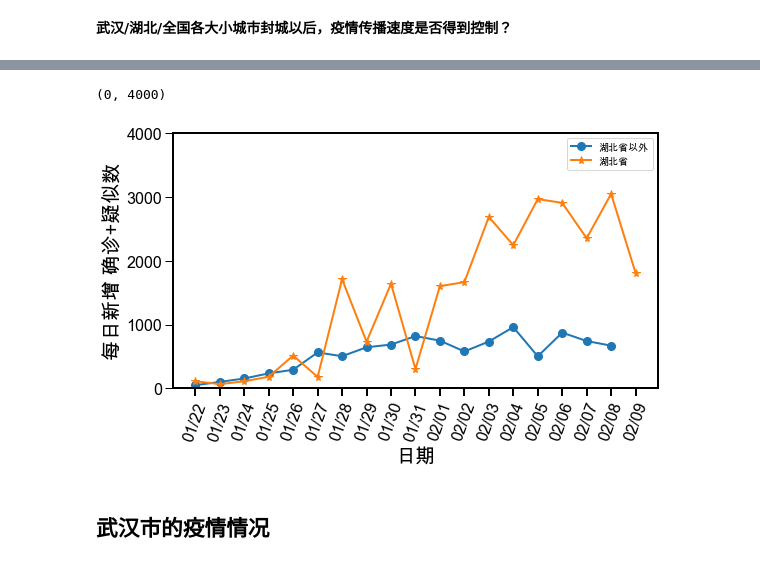
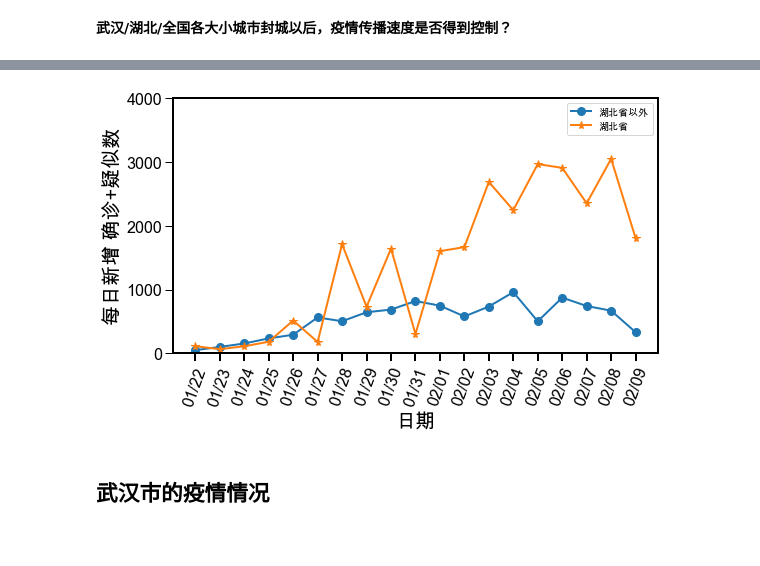
Before and after one commit to ZPYin/COVID-19_Visualizer, a Jupyter notebook: notebook/statistical_analysis.ipynb, the cells around one changed output, grey strips where cells are left out. Cells and saved outputs as stored; diff of their text form; code cells hidden in the pictures.

```diff
--- a/notebook/statistical_analysis.ipynb
+++ b/notebook/statistical_analysis.ipynb
@@ -95,11 +95,10 @@ OverallDf['date'] = pd.to_datetime(OverallDf['updateTime'].apply(int)/1000, unit
 OverallDf = OverallDf.set_index('date')
 OverallDf = OverallDf.groupby('provinceName')
 dailyMeanOverall = OverallDf.resample('D').mean().round().groupby('date')
-totalCount = (dailyMeanOverall['totalCount']).agg(np.sum)[:-1]
+totalCount = (dailyMeanOverall['totalCount']).agg(np.sum)[:]
 
 HubeiDf = pd.read_sql_query("""select updateTime, confirmedCount as totalCount, provinceName from Region_Data where provinceName='湖北省'""", conn)
 HubeiDf['date'] = pd.to_datetime(HubeiDf['updateTime'].apply(int)/1000, unit='s')
-print(HubeiDf)
 HubeiDf = HubeiDf.set_index('date')
 HubeiDf = HubeiDf.groupby('provinceName')
 dailyMeanHubei = HubeiDf.resample('D').mean().round().groupby('date')
@@ -137,5 +123,4 @@ updateTime  totalCount provinceName                          date
-(0, 4000)
-[figure, old version]
+[figure, new version]
 # %% [markdown]
 ## 武汉市的疫情情况
 # %%
```
Also changed, not shown: parts of 2 cells of this notebook.
